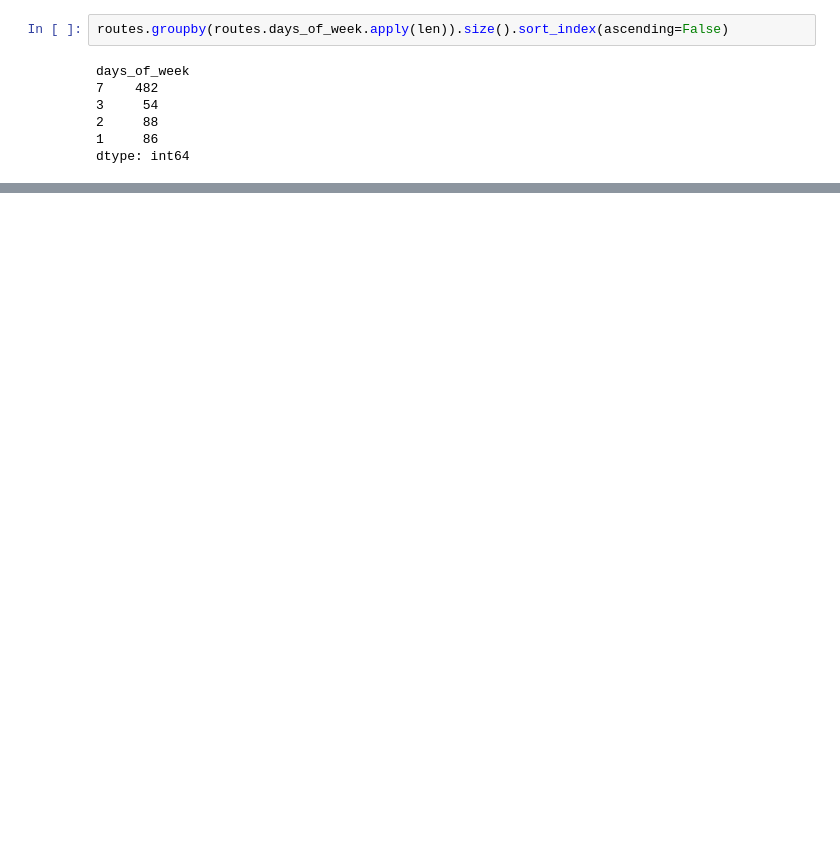
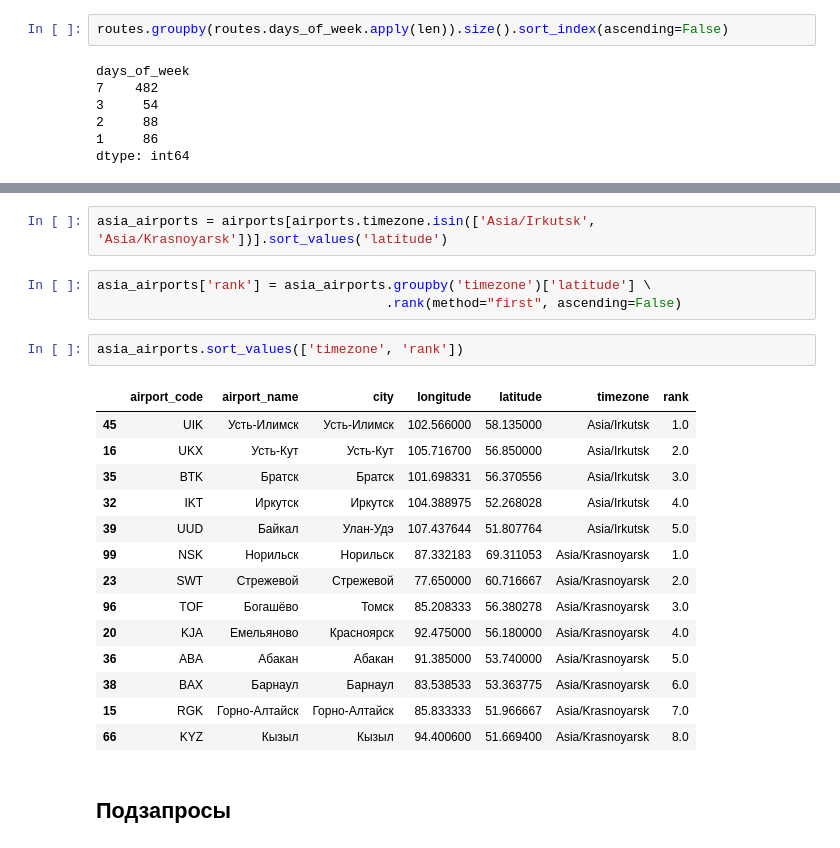
Before and after one commit to novayazarya/postgresql, a Jupyter notebook: raw-sql-vs-pandas-cookbook.ipynb, the cells around one changed output, grey strips where cells are left out. Drawn from its saved outputs; the diff is of its cells as text; blank space fills up the shorter version.

```diff
--- a/raw-sql-vs-pandas-cookbook.ipynb
+++ b/raw-sql-vs-pandas-cookbook.ipynb
@@ -884,0 +1012,24 @@ dtype: int64
+# %%
+asia_airports = airports[airports.timezone.isin(['Asia/Irkutsk', 'Asia/Krasnoyarsk'])].sort_values('latitude')
+# %%
+asia_airports['rank'] = asia_airports.groupby('timezone')['latitude'] \
+                                     .rank(method="first", ascending=False)
+# %%
+asia_airports.sort_values(['timezone', 'rank'])
+# %% [output]
+|  | airport_code | airport_name | city | longitude | latitude | timezone | rank |
+| 45 | UIK | Усть-Илимск | Усть-Илимск | 102.566000 | 58.135000 | Asia/Irkutsk | 1.0 |
+| 16 | UKX | Усть-Кут | Усть-Кут | 105.716700 | 56.850000 | Asia/Irkutsk | 2.0 |
+| 35 | BTK | Братск | Братск | 101.698331 | 56.370556 | Asia/Irkutsk | 3.0 |
+| 32 | IKT | Иркутск | Иркутск | 104.388975 | 52.268028 | Asia/Irkutsk | 4.0 |
+| 39 | UUD | Байкал | Улан-Удэ | 107.437644 | 51.807764 | Asia/Irkutsk | 5.0 |
+| 99 | NSK | Норильск | Норильск | 87.332183 | 69.311053 | Asia/Krasnoyarsk | 1.0 |
+| 23 | SWT | Стрежевой | Стрежевой | 77.650000 | 60.716667 | Asia/Krasnoyarsk | 2.0 |
+| 96 | TOF | Богашёво | Томск | 85.208333 | 56.380278 | Asia/Krasnoyarsk | 3.0 |
+| 20 | KJA | Емельяново | Красноярск | 92.475000 | 56.180000 | Asia/Krasnoyarsk | 4.0 |
+| 36 | ABA | Абакан | Абакан | 91.385000 | 53.740000 | Asia/Krasnoyarsk | 5.0 |
+| 38 | BAX | Барнаул | Барнаул | 83.538533 | 53.363775 | Asia/Krasnoyarsk | 6.0 |
+| 15 | RGK | Горно-Алтайск | Горно-Алтайск | 85.833333 | 51.966667 | Asia/Krasnoyarsk | 7.0 |
+| 66 | KYZ | Кызыл | Кызыл | 94.400600 | 51.669400 | Asia/Krasnoyarsk | 8.0 |
+# %% [markdown]
+## Подзапросы
```
Also changed, not shown: parts of 9 cells of this notebook.
